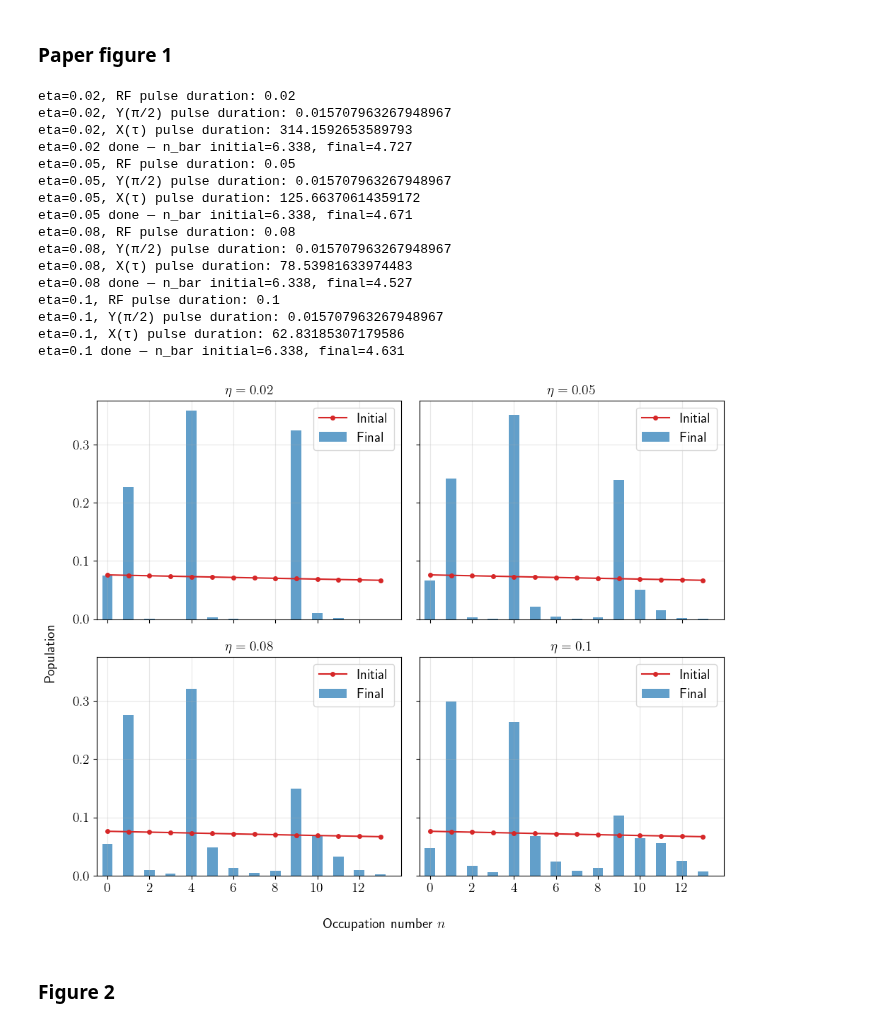
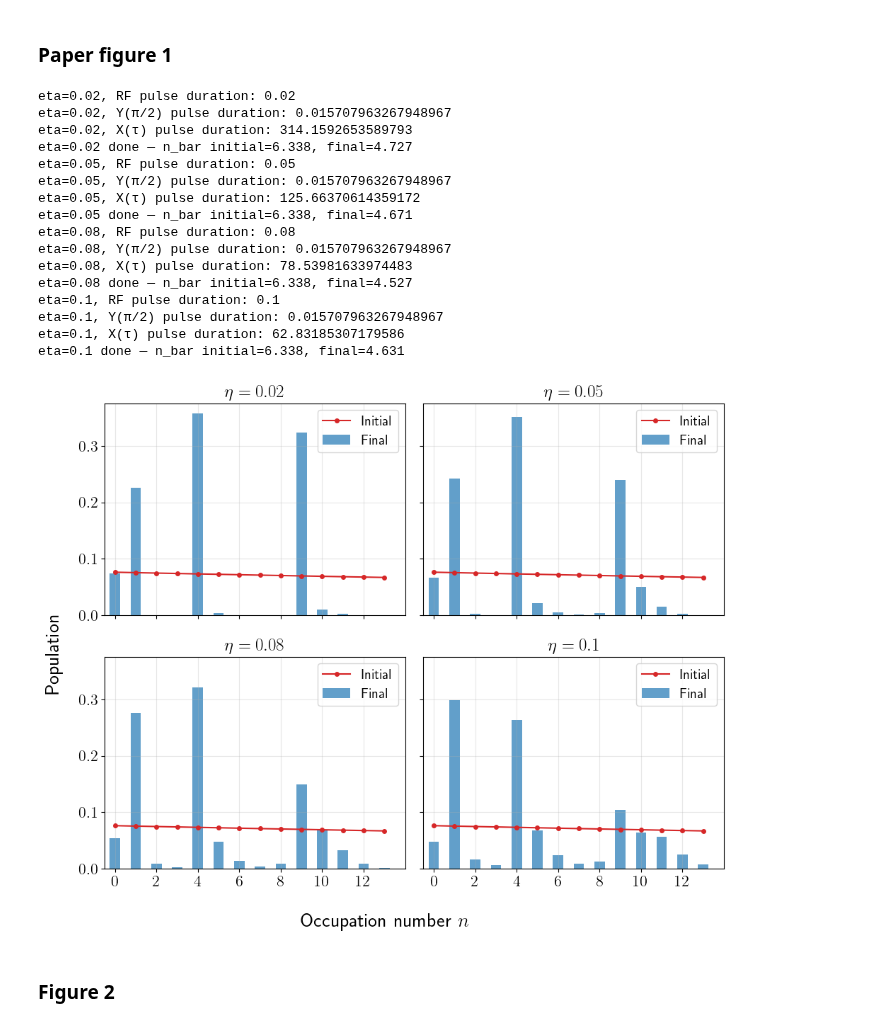
Before and after one commit to GonReina/QLearn, a Jupyter notebook: trapped_ions/Fock_mixtures_sim.ipynb, the cells around one changed output. Drawn from its saved outputs; the diff is of its cells as text; code cells hidden in the pictures.

```diff
--- a/trapped_ions/Fock_mixtures_sim.ipynb
+++ b/trapped_ions/Fock_mixtures_sim.ipynb
@@ -931,10 +931,10 @@ from qutip import *
 plt.rcParams.update({
     'text.usetex': True,
     'font.size': 14,
-    'axes.titlesize': 14,
-    'axes.labelsize': 14,
-    'xtick.labelsize': 14,
-    'ytick.labelsize': 14,
+    'axes.titlesize': 18,
+    'axes.labelsize': 22,
+    'xtick.labelsize': 16,
+    'ytick.labelsize': 16,
     'legend.fontsize': 14
 })
 
@@ -1053,39 +1053,39 @@ for idx, eta in enumerate(eta_values):
     n_states = np.arange(N)
     ax.plot(n_states, p_initial, 'o-', color='tab:red', markersize=4, label='Initial')
     ax.bar(n_states, p_final, width=0.5, alpha=0.7, color='tab:blue', label='Final')
-    ax.set_title(rf'$\eta = {eta}$', fontsize=14)
+    ax.set_title(rf'$\eta = {eta}$')
     ax.set_xlim(-0.5, 14)
     ax.set_xticks(np.arange(0, N, 2))
-    ax.tick_params(axis='both', labelsize=14)
-    ax.legend(fontsize=14)
+    ax.tick_params(axis='both')
+    ax.legend()
     ax.grid(True, alpha=0.3)
 
     print(f"eta={eta} done — n_bar initial={np.dot(n_states, p_initial):.3f}, final={np.dot(n_states, p_final):.3f}")
 
-fig.supxlabel('Occupation number $n$', fontsize=14)
-fig.supylabel('Population', fontsize=14)
+fig.supxlabel('Occupation number $n$', fontsize=20)
+fig.supylabel('Population', fontsize=20)
 # fig.suptitle('Cooling in the Lamb-Dicke Regime', fontsize=16, y=1.01)
 plt.tight_layout()
 plt.savefig('figure_2.pdf', format='pdf', bbox_inches='tight', dpi=600)
 plt.show()
 # %% [output]
 eta=0.02, RF pulse duration: 0.02
 eta=0.02, Y(π/2) pulse duration: 0.015707963267948967
 eta=0.02, X(τ) pulse duration: 314.1592653589793
 eta=0.02 done — n_bar initial=6.338, final=4.727
 eta=0.05, RF pulse duration: 0.05
 eta=0.05, Y(π/2) pulse duration: 0.015707963267948967
 eta=0.05, X(τ) pulse duration: 125.66370614359172
 eta=0.05 done — n_bar initial=6.338, final=4.671
 eta=0.08, RF pulse duration: 0.08
 eta=0.08, Y(π/2) pulse duration: 0.015707963267948967
 eta=0.08, X(τ) pulse duration: 78.53981633974483
 eta=0.08 done — n_bar initial=6.338, final=4.527
 eta=0.1, RF pulse duration: 0.1
 eta=0.1, Y(π/2) pulse duration: 0.015707963267948967
 eta=0.1, X(τ) pulse duration: 62.83185307179586
 eta=0.1 done — n_bar initial=6.338, final=4.631
-[figure, old version]
+[figure, new version]
 # %% [markdown]
 ### Figure 2
 # %%
```
Also changed, not shown: parts of 10 cells of this notebook, 10 other files.
